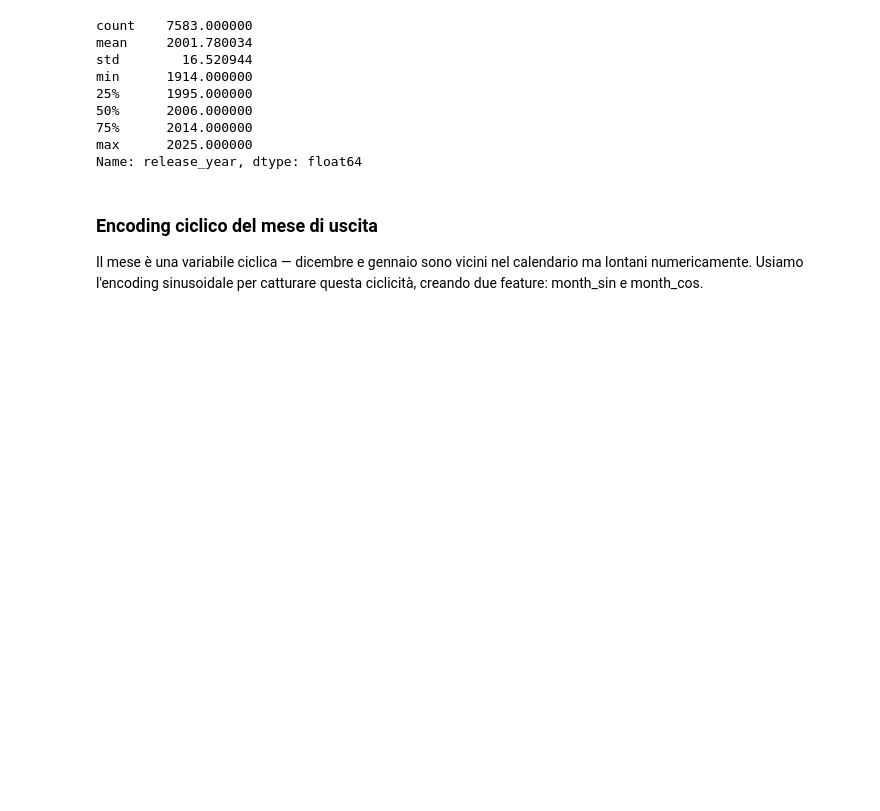
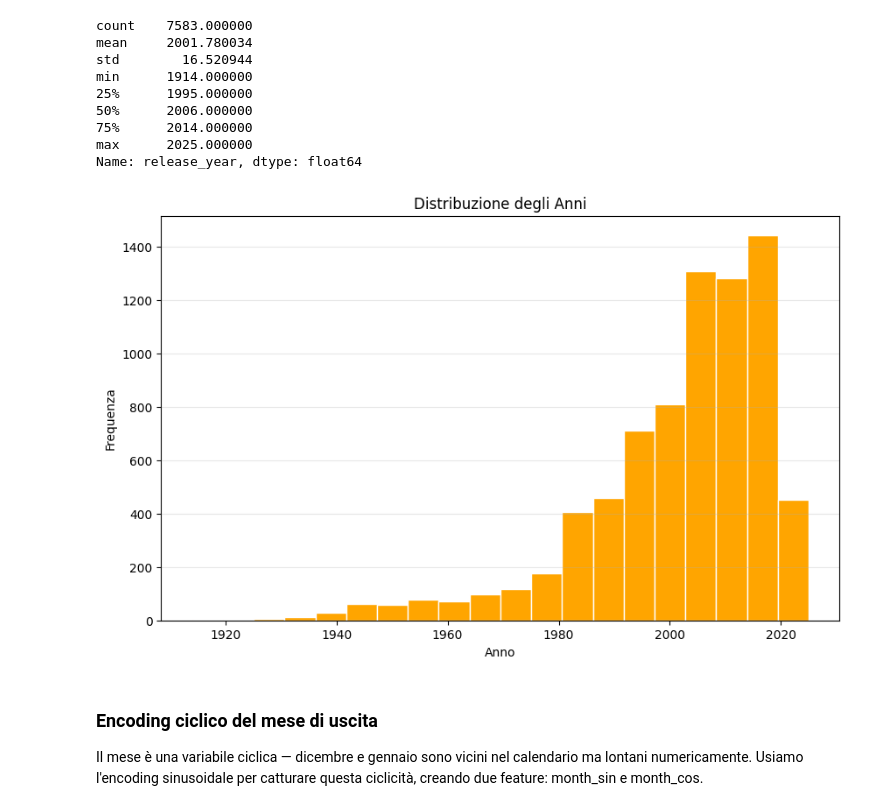
Before and after one commit to StefanoMulas03/Predittore-Incassi-Film, a Jupyter notebook: notebook.ipynb, the cells around one changed output. Drawn from its saved outputs; the diff is of its cells as text; code cells hidden in the pictures; blank space fills up the shorter version.

```diff
--- a/notebook.ipynb
+++ b/notebook.ipynb
@@ -388,6 +420,18 @@ min      1914.000000
 75%      2014.000000
 max      2025.000000
 Name: release_year, dtype: float64
+# %%
+plt.figure(figsize=(10, 6))
+
+df['release_year'].plot(kind='hist', bins=20, color='orange', edgecolor='white')
+
+plt.title('Distribuzione degli Anni')
+plt.xlabel('Anno')
+plt.ylabel('Frequenza')
+plt.grid(axis='y', alpha=0.3)
+plt.show()
+# %% [output]
+[figure, added]
 # %% [markdown]
 ### Encoding ciclico del mese di uscita
 Il mese è una variabile ciclica — dicembre e gennaio sono vicini nel calendario ma lontani numericamente. Usiamo l'encoding sinusoidale per catturare questa ciclicità, creando due feature: month_sin e month_cos.
```
Also changed, not shown: parts of 10 cells of this notebook, 2 other files.
